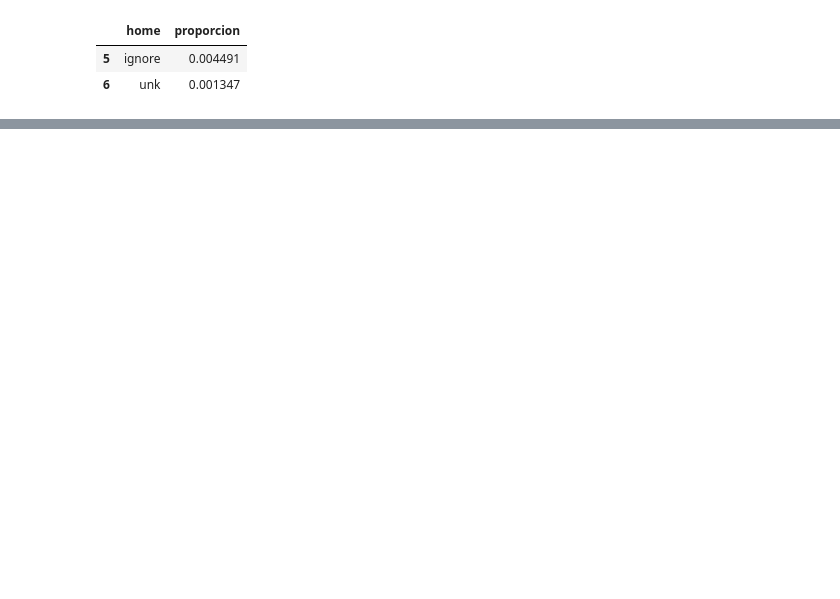
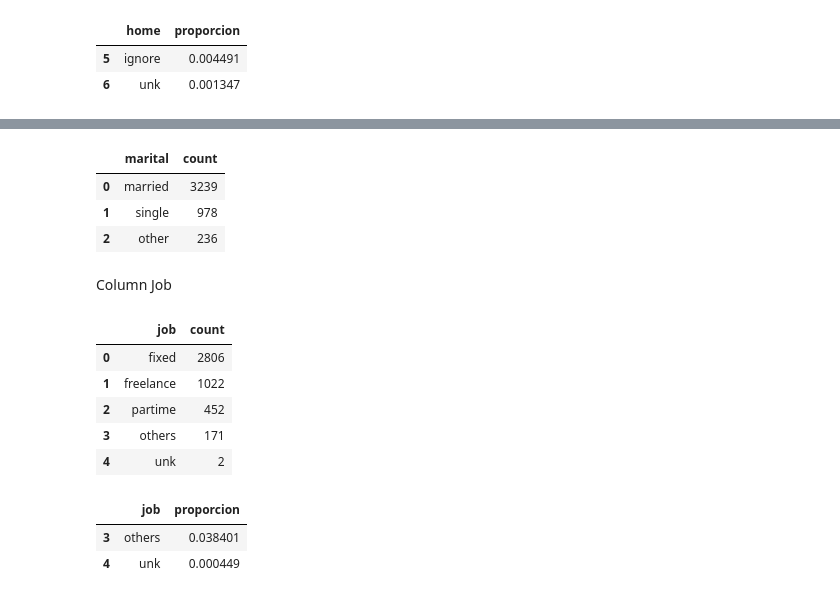
Before and after one commit to DsRaul/Creding_Scoring, a Jupyter notebook: Credit_Scoring_Prediction_RS.ipynb, the cells around one changed output, grey strips where cells are left out. Saved outputs shown, nothing was run; the diff lists cells and outputs as text; code cells hidden in the pictures; blank space fills up the shorter version.

```diff
--- a/Credit_Scoring_Prediction_RS.ipynb
+++ b/Credit_Scoring_Prediction_RS.ipynb
@@ -434,0 +460,39 @@ frequency_home
+# %%
+# Reemplazar 'ignore' y 'unk' por 'other'
+data_treatment['marital'] = data_treatment['marital'].replace(['separated', 'widow','divorced', 'unk'], 'other')
+freq_marital = data_treatment['marital'].value_counts().reset_index()
+freq_marital.columns = ['marital', 'count']
+freq_marital
+# %% [output]
+|  | marital | count |
+| 0 | married | 3239 |
+| 1 | single | 978 |
+| 2 | other | 236 |
+# %% [markdown]
+Column Job
+# %%
+# Contar las frecuencias de la columna 'job'
+frequency_job = data_treatment['job'].value_counts().reset_index()
+
+# Renombrar las columnas para que coincidan con tu formato
+frequency_job.columns = ['job', 'count']
+frequency_job
+# %% [output]
+|  | job | count |
+| 0 | fixed | 2806 |
+| 1 | freelance | 1022 |
+| 2 | partime | 452 |
+| 3 | others | 171 |
+| 4 | unk | 2 |
+# %%
+frecuencia_job = data_treatment['job'].value_counts(normalize=True).reset_index()
+frecuencia_job.columns = ['job', 'proporcion']
+umbral = 0.05
+
+# Filtrar las categorías menos representativas
+low_frequency_job = frecuencia_job[frecuencia_job['proporcion'] < umbral]
+low_frequency_job
+# %% [output]
+|  | job | proporcion |
+| 3 | others | 0.038401 |
+| 4 | unk | 0.000449 |
```
Also changed, not shown: parts of 13 cells of this notebook, 1 other file.
